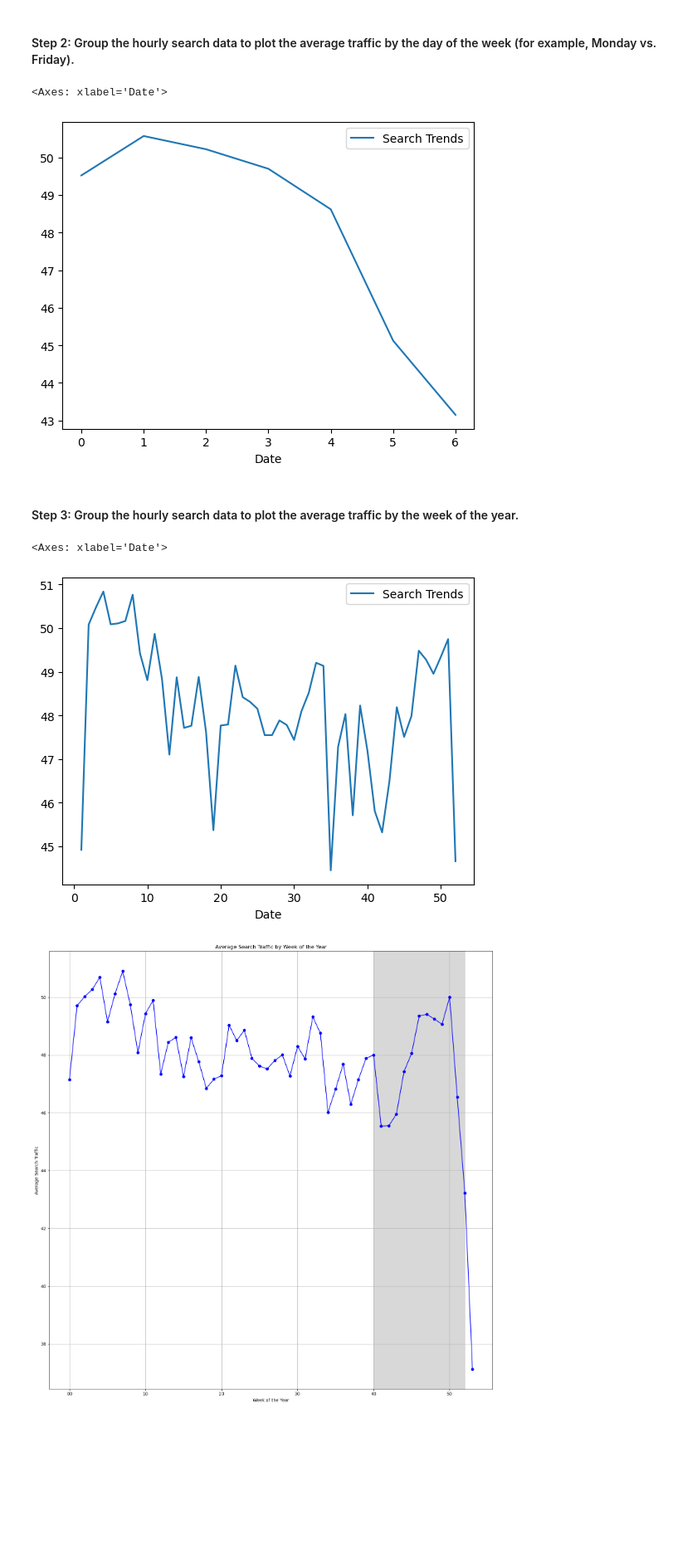
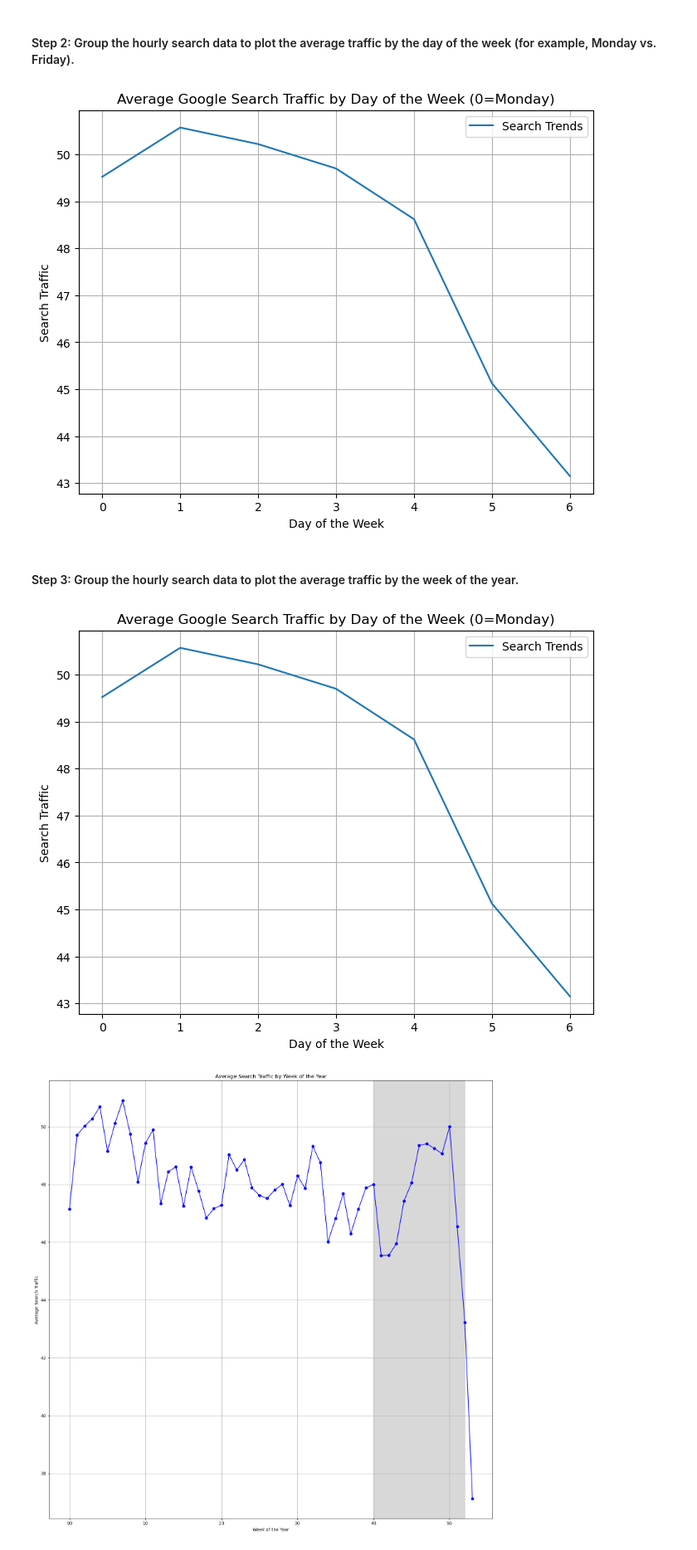
Before and after one commit to silas-ph/prophet-challenge, a Jupyter notebook: forecasting_net_prophet.ipynb, the cells around one changed output. Shown at 83% size. Drawn from its saved outputs; the diff is of its cells as text; code cells hidden in the pictures; blank space fills up the shorter version.

```diff
--- a/forecasting_net_prophet.ipynb
+++ b/forecasting_net_prophet.ipynb
@@ -404,16 +349,36 @@ plt.show()
 #### Step 2: Group the hourly search data to plot the average traffic by the day of the week (for example, Monday vs. Friday).
 # %%
 # Group the hourly search data to plot the average traffic by the day of week
+average_day_week_traffic = (
+    df_mercado_trends.groupby(df_mercado_trends.index.dayofweek)
+    .mean()
+    .plot(
+        title="Average Google Search Traffic by Day of the Week (0=Monday)",
+        xlabel="Day of the Week",
+        ylabel="Search Traffic",
+        grid=True,
+        figsize=(8, 6),
+    )
+)
 # %% [output]
-<Axes: xlabel='Date'>
-[figure, old version]
+[figure, new version]
 # %% [markdown]
 #### Step 3: Group the hourly search data to plot the average traffic by the week of the year.
 # %%
 # Group the hourly search data to plot the average traffic by the week of the year
+average_day_week_traffic = (
+    df_mercado_trends.groupby(df_mercado_trends.index.dayofweek)
+    .mean()
+    .plot(
+        title="Average Google Search Traffic by Day of the Week (0=Monday)",
+        xlabel="Day of the Week",
+        ylabel="Search Traffic",
+        grid=True,
+        figsize=(8, 6),
+    )
+)
 # %% [output]
-<Axes: xlabel='Date'>
-[figure, old version]
+[figure, new version]
 # %%
 # Group the hourly search data by the week of the year
 weekly_traffic = df_mercado_trends.groupby(df_mercado_trends.index.strftime("%U"))[
```
Also changed, not shown: parts of 30 cells of this notebook, 1 other file.
